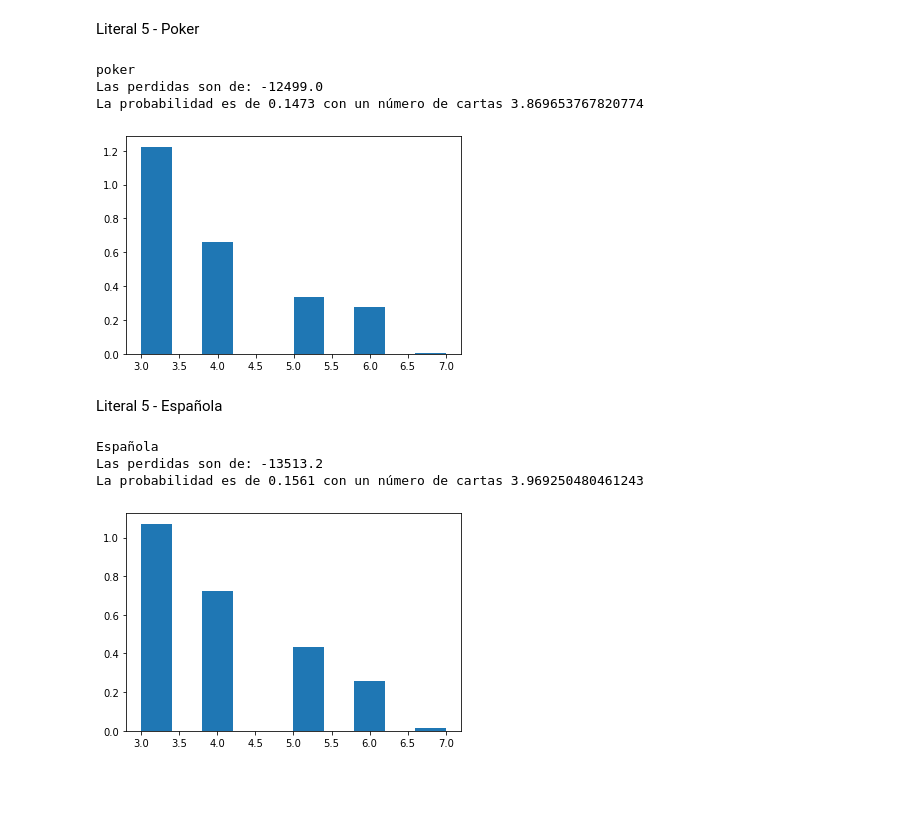
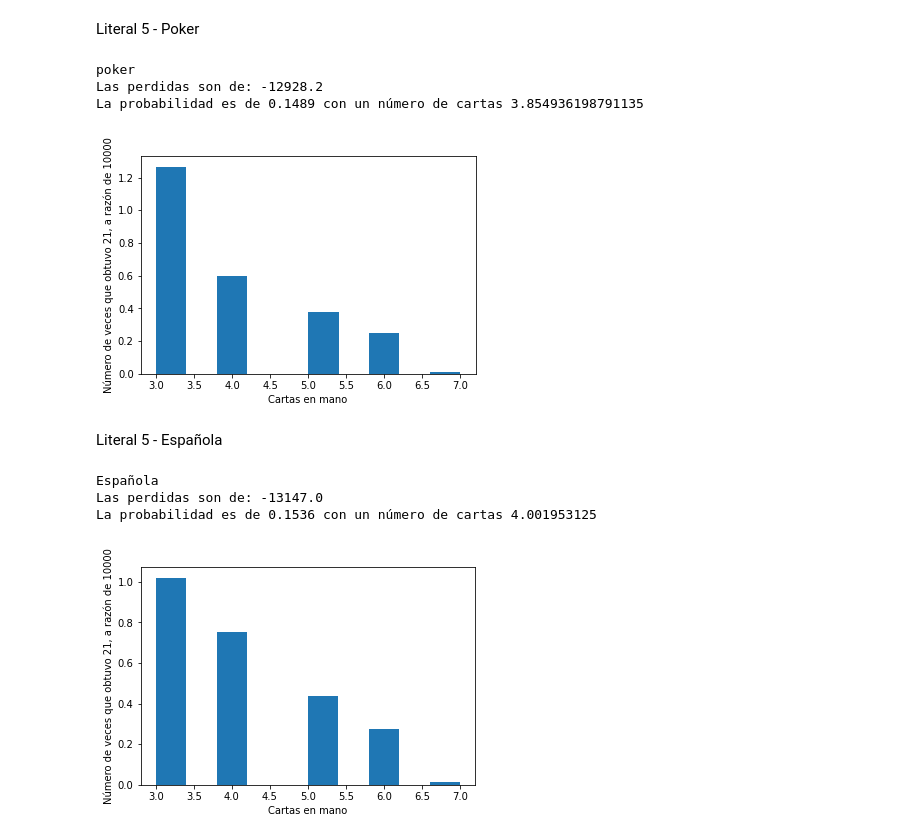
Before and after one commit to agfernandezb/AlgorithmsUN2020II, a Jupyter notebook: 21BlackjackGrClass1StGrooup2.ipynb, the cells around one changed output. Cells and saved outputs as stored; diff of their text form; code cells hidden in the pictures; blank space fills up the shorter version.

```diff
--- a/21BlackjackGrClass1StGrooup2.ipynb
+++ b/21BlackjackGrClass1StGrooup2.ipynb
@@ -694,36 +558,38 @@ while count_games <= number_of_simulation:
       card = random.choice(hot_deck)
       my_hands.append(card)
       hot_deck.remove(card)
       number_of_cards += 1
     if sum(my_hands) == 21:
       count += 1
       money += 2000
       av_number_c += number_of_cards
       n_21.append(number_of_cards)
   else: #luego tiene en su mano [nada] y un resto de cartas cold con 52 cartas
     money -= 10
     number_of_cards = 0
     while(sum(my_hands2)<21):
       card = random.choice(cold_deck)
       my_hands2.append(card)
       number_of_cards += 1
       cold_deck.remove(card)
     if sum(my_hands2) == 21:
       count += 1
       money += 20
       av_number_c += number_of_cards
       n_21.append(number_of_cards)
 
 print("poker")
 print ("Las perdidas son de:", (money/number_of_simulation)*200)
 print("La probabilidad es de", count/number_of_simulation,"con un número de cartas", av_number_c/count )
 plt.hist(n_21[0:10000],density=True,bins=10)
+plt.xlabel("Cartas en mano")
+plt.ylabel("Número de veces que obtuvo 21, a razón de 10000")
 plt.show()
 # %% [output]
 poker
-Las perdidas son de: -12499.0
-La probabilidad es de 0.1473 con un número de cartas 3.869653767820774
+Las perdidas son de: -12928.2
+La probabilidad es de 0.1489 con un número de cartas 3.854936198791135
-[figure, old version]
+[figure, new version]
 # %% [markdown]
 Literal 5 - Española
 # %%
@@ -774,9 +640,11 @@ print("Española")
 print ("Las perdidas son de:", (money/number_of_simulation)*200)
 print("La probabilidad es de", count/number_of_simulation,"con un número de cartas", av_number_c/count )
 plt.hist(n_21[0:10000],density=True,bins=10)
+plt.xlabel("Cartas en mano")
+plt.ylabel("Número de veces que obtuvo 21, a razón de 10000")
 plt.show()
 # %% [output]
 Española
-Las perdidas son de: -13513.2
-La probabilidad es de 0.1561 con un número de cartas 3.969250480461243
+Las perdidas son de: -13147.0
+La probabilidad es de 0.1536 con un número de cartas 4.001953125
-[figure, old version]
+[figure, new version]
```
Also changed, not shown: parts of 7 cells of this notebook.
